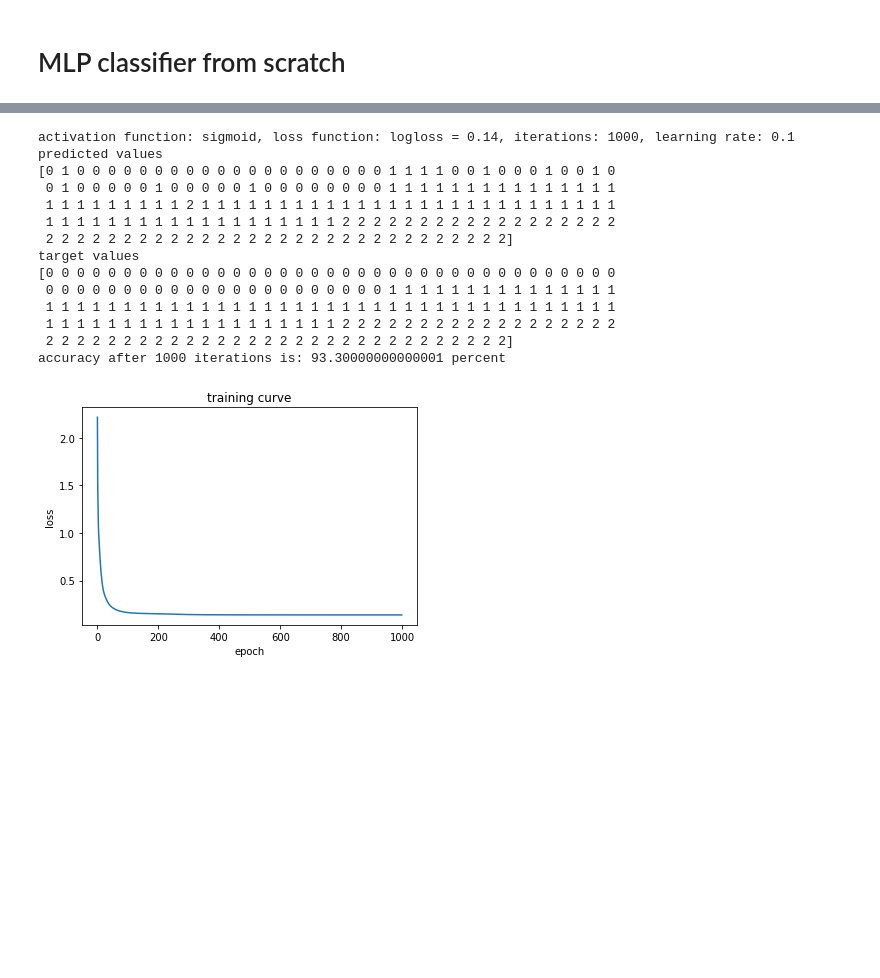
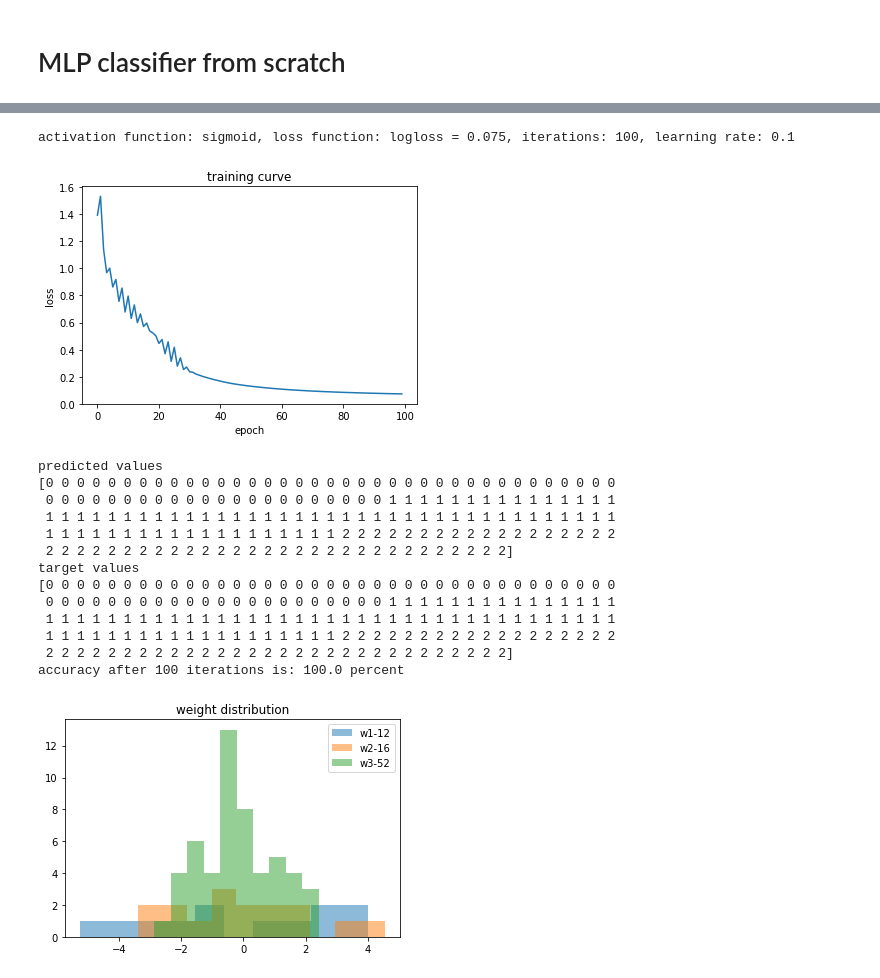
Before and after one commit to sayred1/CMS, a Jupyter notebook: ML/MLP model from scratch.ipynb, the cells around one changed output, grey strips where cells are left out. Cells and saved outputs as stored; diff of their text form; code cells hidden in the pictures; blank space fills up the shorter version.

Commit message:
fixed deriv activation

```diff
--- a/ML/MLP model from scratch.ipynb
+++ b/ML/MLP model from scratch.ipynb
@@ -52,7 +52,6 @@ class my_MLPClassifier(object):
         output: [178, 3] = [example, class probabilities]
         """
         # Initialize the weights and bias according to the input/target data
-        np.random.seed(50)
         dim_in, dim_out = x.shape[1], 3
         self.w1 = np.random.randn(dim_in, self.n_hid1) # [13,4] -- 52 weights
         self.w2 = np.random.randn(self.n_hid1, self.n_hid2) # [4,4] -- 16 weights
@@ -70,10 +69,13 @@ class my_MLPClassifier(object):
             loss_hist.append(cost)
 
             # backprop
-            delta3 = self.grad_loss(y_, y) * self.grad_softmax(y_)
+
+            # output layer, activation = sigmoid
+            delta3 = self.grad_loss(y_, y) * self.grad_sigmoid(y_)
             gradw3 = np.dot(np.transpose(h2),delta3)
             gradb3 = np.sum(delta3,axis = 0)
 
+            # hidden layers, activation = sigmoid or tanh
             delta2 = np.dot(delta3,np.transpose(self.w3)) * self.grad_activation(h2)
             gradw2 = np.dot(np.transpose(h1),delta2)
             gradb2 = np.sum(delta2,axis = 0)
@@ -102,6 +104,7 @@ class my_MLPClassifier(object):
         plt.xlabel('epoch')
         plt.ylabel('loss')
         plt.plot(np.arange(0,self.iterations),loss_hist)
+        plt.show()
 
     def activation(self,x):
         if self.activation_method == 'sigmoid':
@@ -113,25 +116,25 @@ class my_MLPClassifier(object):
 
 
     def log_loss(self,y_,y):
+        m = y_.shape[0]
         if self.loss_method == 'logloss':
-            return -1/y_.shape[0] * np.sum(y * np.log(y_))
+            return -1/m * np.sum(y * np.log(y_))
         elif self.loss_method == 'mse':
-            return 0.5/y_.shape[0] * np.sum(np.power(y_-y,2))
+            return 0.5/m * np.sum(np.power(y_-y,2))
 
     def grad_loss(self,y_,y):
         return  y_ - y
 
     def grad_activation(self,x):
         if self.activation_method == 'sigmoid':
-            return self.activation(x) * (1-self.activation(x))
+            return x * (1-x)
         elif self.activation_method == 'tanh':
-            return 1-self.activation(x)**2
+            return 1 - x**2
 
-    def softmax(self,x):
-        return np.exp(x) / np.sum(np.exp(x), axis=1, keepdims=True)
-
-    def grad_softmax(self,x): # this doesn't take into account when the indices in softmax aren't equal, might be incomplete
-        return self.softmax(x) * (1-self.activation(x))
+    def sigmoid(self,x):
+        return 1./(1+np.exp(-x))
+    def grad_sigmoid(self,x):
+        return x * (1-x)
 
     def forward(self,x):
         h1 = np.dot(x,self.w1)+self.b1
@@ -139,7 +142,7 @@ class my_MLPClassifier(object):
         h2 = np.dot(h1,self.w2)+self.b2
         h2 = self.activation(h2)
         y_ = np.dot(h2,self.w3)+self.b3
-        y_ = self.softmax(y_) # use softmax strictly for output, commonly used for multi-classification problems
+        y_ = self.sigmoid(y_) # always use sigmoid for output, commonly used for multi-classification problems
         return(h1,h2,y_)
 
     def predict(self, x):
@@ -265,32 +278,44 @@ accuracy after 100 iterations is: 95.5 percent
 # %%
-max_iter=1000
+max_iter=100
 my_mlp = my_MLPClassifier(hidden=[4,4],max_iter=max_iter,learning_rate=0.1,decay_rate=0.99,
                           activation='sigmoid',loss='logloss')
 my_mlp.fit(x0,y)
 y_ = my_mlp.predict(x0) # predictions in shape (173,3)
 print('predicted values')
 print(y_)
 print('target values')
 print(Y)
 count = 0
 for i in range(len(y_)):
     if y_[i] == Y[i]:
         count += 1
 print('accuracy after %s iterations is: %s percent' %(max_iter,100*round(count/len(y_),3)))
+
+# look at distribution of the weights
+w1 = my_mlp.weights[0].flatten()
+w2 = my_mlp.weights[1].flatten()
+w3 = my_mlp.weights[2].flatten()
+plt.title('weight distribution')
+plt.hist(w1, alpha=0.5, label='w1-'+str(len(w1)))
+plt.hist(w2, alpha=0.5, label='w2-'+str(len(w2)))
+plt.hist(w3, alpha=0.5, label='w3-'+str(len(w3)))
+plt.legend()
+plt.show()
 # %% [output]
-activation function: sigmoid, loss function: logloss = 0.14, iterations: 1000, learning rate: 0.1
-predicted values
-[0 1 0 0 0 0 0 0 0 0 0 0 0 0 0 0 0 0 0 0 0 0 1 1 1 1 0 0 1 0 0 0 1 0 0 1 0
- 0 1 0 0 0 0 0 1 0 0 0 0 0 1 0 0 0 0 0 0 0 0 1 1 1 1 1 1 1 1 1 1 1 1 1 1 1
- 1 1 1 1 1 1 1 1 1 2 1 1 1 1 1 1 1 1 1 1 1 1 1 1 1 1 1 1 1 1 1 1 1 1 1 1 1
- 1 1 1 1 1 1 1 1 1 1 1 1 1 1 1 1 1 1 1 2 2 2 2 2 2 2 2 2 2 2 2 2 2 2 2 2 2
- 2 2 2 2 2 2 2 2 2 2 2 2 2 2 2 2 2 2 2 2 2 2 2 2 2 2 2 2 2 2]
-target values
-[0 0 0 0 0 0 0 0 0 0 0 0 0 0 0 0 0 0 0 0 0 0 0 0 0 0 0 0 0 0 0 0 0 0 0 0 0
- 0 0 0 0 0 0 0 0 0 0 0 0 0 0 0 0 0 0 0 0 0 0 1 1 1 1 1 1 1 1 1 1 1 1 1 1 1
- 1 1 1 1 1 1 1 1 1 1 1 1 1 1 1 1 1 1 1 1 1 1 1 1 1 1 1 1 1 1 1 1 1 1 1 1 1
- 1 1 1 1 1 1 1 1 1 1 1 1 1 1 1 1 1 1 1 2 2 2 2 2 2 2 2 2 2 2 2 2 2 2 2 2 2
- 2 2 2 2 2 2 2 2 2 2 2 2 2 2 2 2 2 2 2 2 2 2 2 2 2 2 2 2 2 2]
-accuracy after 1000 iterations is: 93.30000000000001 percent
+activation function: sigmoid, loss function: logloss = 0.075, iterations: 100, learning rate: 0.1
-[figure, old version]
+[figure, new version]
+predicted values
+[0 0 0 0 0 0 0 0 0 0 0 0 0 0 0 0 0 0 0 0 0 0 0 0 0 0 0 0 0 0 0 0 0 0 0 0 0
+ 0 0 0 0 0 0 0 0 0 0 0 0 0 0 0 0 0 0 0 0 0 0 1 1 1 1 1 1 1 1 1 1 1 1 1 1 1
+ 1 1 1 1 1 1 1 1 1 1 1 1 1 1 1 1 1 1 1 1 1 1 1 1 1 1 1 1 1 1 1 1 1 1 1 1 1
+ 1 1 1 1 1 1 1 1 1 1 1 1 1 1 1 1 1 1 1 2 2 2 2 2 2 2 2 2 2 2 2 2 2 2 2 2 2
+ 2 2 2 2 2 2 2 2 2 2 2 2 2 2 2 2 2 2 2 2 2 2 2 2 2 2 2 2 2 2]
+target values
+[0 0 0 0 0 0 0 0 0 0 0 0 0 0 0 0 0 0 0 0 0 0 0 0 0 0 0 0 0 0 0 0 0 0 0 0 0
+ 0 0 0 0 0 0 0 0 0 0 0 0 0 0 0 0 0 0 0 0 0 0 1 1 1 1 1 1 1 1 1 1 1 1 1 1 1
+ 1 1 1 1 1 1 1 1 1 1 1 1 1 1 1 1 1 1 1 1 1 1 1 1 1 1 1 1 1 1 1 1 1 1 1 1 1
+ 1 1 1 1 1 1 1 1 1 1 1 1 1 1 1 1 1 1 1 2 2 2 2 2 2 2 2 2 2 2 2 2 2 2 2 2 2
+ 2 2 2 2 2 2 2 2 2 2 2 2 2 2 2 2 2 2 2 2 2 2 2 2 2 2 2 2 2 2]
+accuracy after 100 iterations is: 100.0 percent
+[figure, added]
 # %%
```
Also changed, not shown: parts of 6 cells of this notebook, 1 other file.
